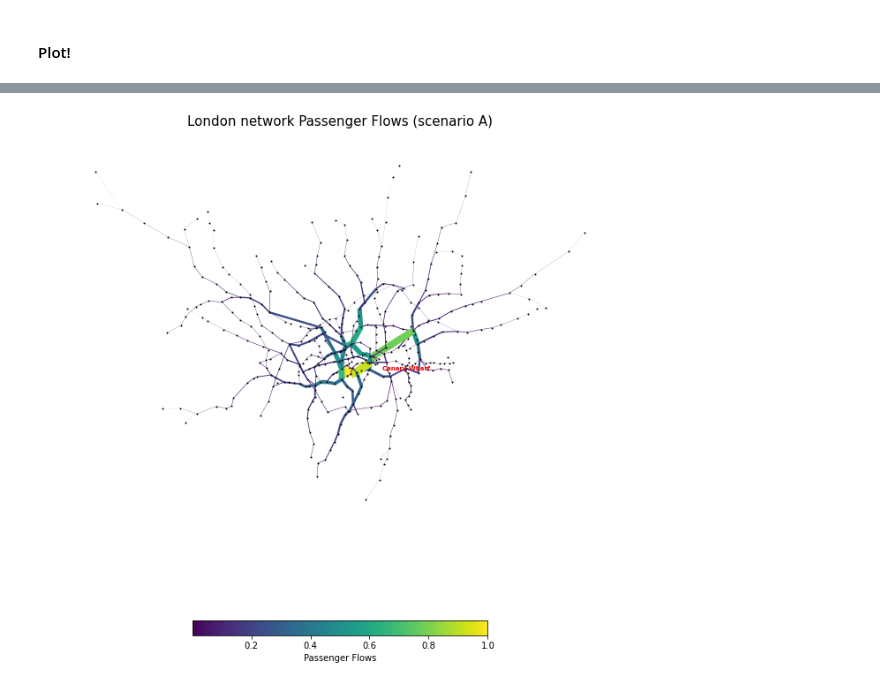
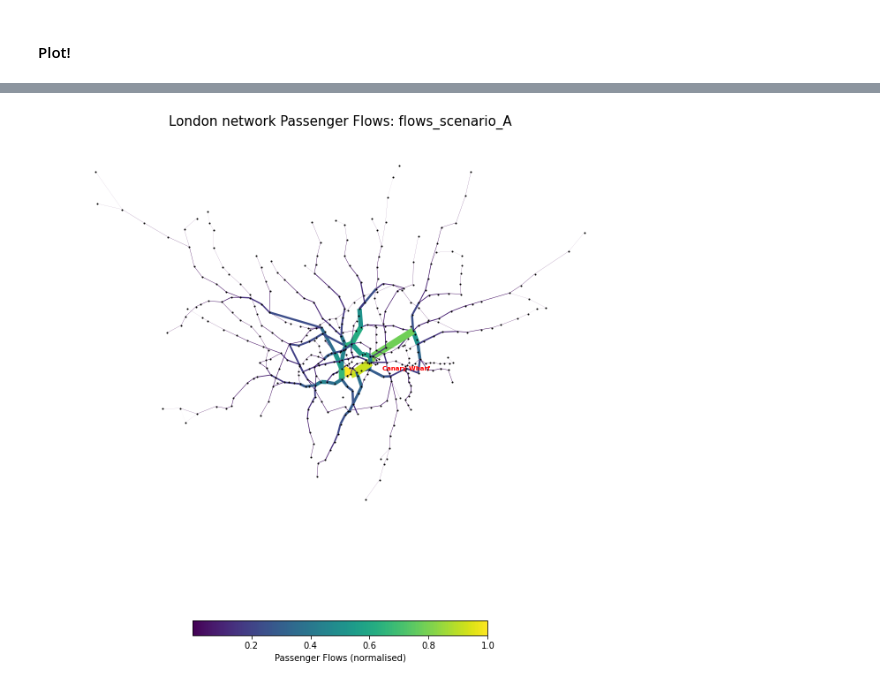
Before and after one commit to neneninja97/UrbanSim, a Jupyter notebook: urban_sim.ipynb, the cells around one changed output, grey strips where cells are left out. Saved outputs shown, nothing was run; the diff lists cells and outputs as text; code cells hidden in the pictures.

```diff
--- a/urban_sim.ipynb
+++ b/urban_sim.ipynb
@@ -1086,3 +1090,16 @@ nx.set_edge_attributes(G, flows, 'flows')
 nx.set_edge_attributes(G, flows_scenario_A, 'flows_scenario_A')
 nx.set_edge_attributes(G, flows_scenario_B1, 'flows_scenario_B1')
 nx.set_edge_attributes(G, flows_scenario_B2, 'flows_scenario_B2')
+# %%
+# Add change in flow for A, B1, B2:
+change_A={(e1, e2): (data['flows_scenario_A'] - data['flows_model'])/data['flows_model'] for e1, e2, data in G.edges(data=True)}
+change_B1={(e1, e2):(data['flows_scenario_B1'] - data['flows_model'])/data['flows_model'] for e1, e2, data in G.edges(data=True)}
+change_B2={(e1, e2):(data['flows_scenario_B2'] - data['flows_model'])/data['flows_model'] for e1, e2, data in G.edges(data=True)}
+
+# Let us add the inversed flows as an attribute to the edges in the graph
+nx.set_edge_attributes(G, change_A, 'change_A')
+nx.set_edge_attributes(G, change_B1, 'change_B1')
+nx.set_edge_attributes(G, change_B2, 'change_B2')
+
+# Print edge list with attributes
+list(G.edges(data = True))[0]
@@ -1116,24 +1172,5 @@ plt.show()
-# %%
-#plot our calcuated flows
-flows_values = flows_scenario_A.values()
-flow_color=[(i[2]['flows_scenario_A']/max(flows_values)) for i in G.edges(data=True)]
-flow_width=[(i[2]['flows_scenario_A']/max(flows_values)*10) for i in G.edges(data=True)]
-label = {n: (n if n=="Canary Wharf" else '') for n in G.nodes}
-
-# Plot graph
-fig, ax = plt.subplots(figsize=(12,12))
-edg=nx.draw_networkx_edges(G, pos,edge_color=flow_color, width=flow_width)
-
-nx.draw_networkx_nodes(G,
-        pos = pos,
-        node_color= 'black',
-        node_size= 1)
-nx.draw_networkx_labels(G,pos, label, font_size=7, font_color='red', font_weight = 'bold')
-
-plt.colorbar(edg,label="Passenger Flows",orientation="horizontal", shrink=0.5)
-plt.axis("off")
-plt.title("London network Passenger Flows (scenario A)",fontsize=15)
-plt.show()
-# %% [output]
-[figure, removed]
+# %%
+plot_flows_Canary(G, flows_scenario_A, 'flows_scenario_A')
+# %% [output]
+[figure, added]
 # %%
```
Also changed, not shown: parts of 20 cells of this notebook.
